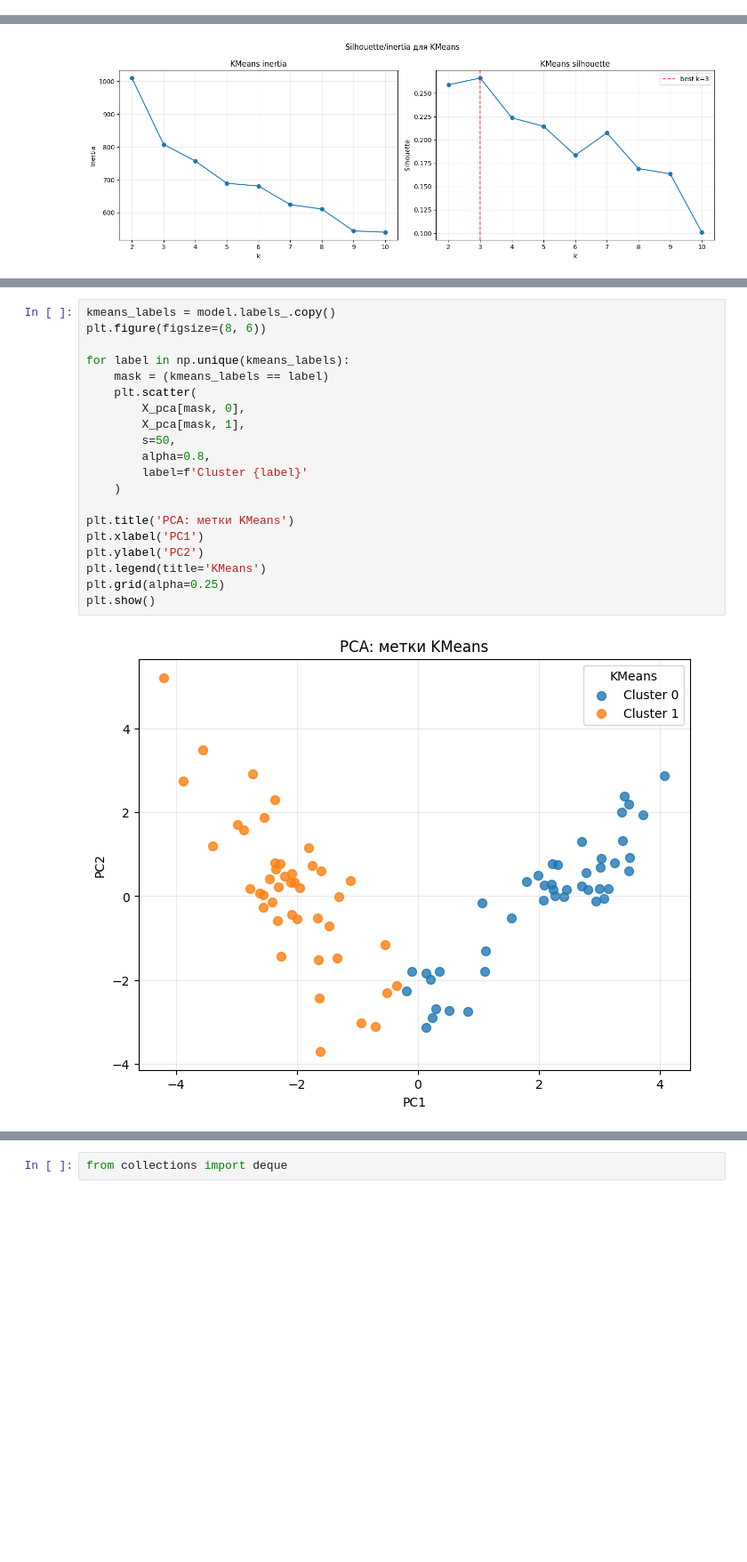
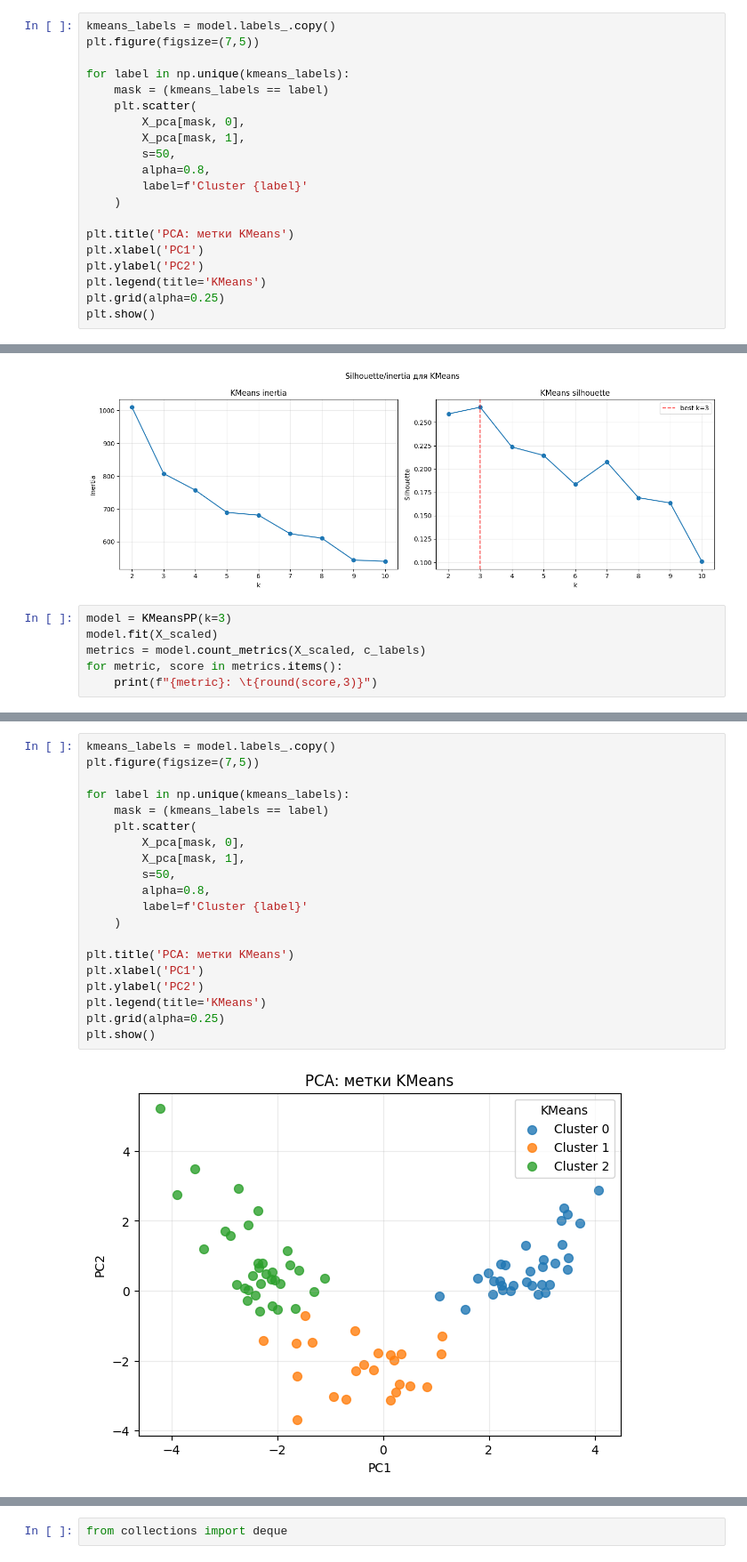
Before and after one commit to sidimekov/itmo-ml-fundamentals, a Jupyter notebook: lab2/lab2.ipynb, the cells around one changed output, grey strips where cells are left out. Shown at 89% size. Cells and saved outputs as stored; diff of their text form; blank space fills up the shorter version.

```diff
--- a/lab2/lab2.ipynb
+++ b/lab2/lab2.ipynb
@@ -506,3 +506,23 @@ silhouette:     0.259
 homogeneity:    1.0
 completeness:   1.0
 v1-score:       1.0
+# %%
+kmeans_labels = model.labels_.copy()
+plt.figure(figsize=(7,5))
+
+for label in np.unique(kmeans_labels):
+    mask = (kmeans_labels == label)
+    plt.scatter(
+        X_pca[mask, 0],
+        X_pca[mask, 1],
+        s=50,
+        alpha=0.8,
+        label=f'Cluster {label}'
+    )
+
+plt.title('PCA: метки KMeans')
+plt.xlabel('PC1')
+plt.ylabel('PC2')
+plt.legend(title='KMeans')
+plt.grid(alpha=0.25)
+plt.show()
@@ -540,3 +562,9 @@ plt.tight_layout()
 plt.show()
 # %% [output]
 [figure]
+# %%
+model = KMeansPP(k=3)
+model.fit(X_scaled)
+metrics = model.count_metrics(X_scaled, c_labels)
+for metric, score in metrics.items():
+    print(f"{metric}: \t{round(score,3)}")
@@ -543,22 +576,22 @@ plt.show()
 # %%
 kmeans_labels = model.labels_.copy()
-plt.figure(figsize=(8, 6))
+plt.figure(figsize=(7,5))
 
 for label in np.unique(kmeans_labels):
     mask = (kmeans_labels == label)
     plt.scatter(
         X_pca[mask, 0],
         X_pca[mask, 1],
         s=50,
         alpha=0.8,
         label=f'Cluster {label}'
     )
 
 plt.title('PCA: метки KMeans')
 plt.xlabel('PC1')
 plt.ylabel('PC2')
 plt.legend(title='KMeans')
 plt.grid(alpha=0.25)
 plt.show()
 # %% [output]
-[figure, old version]
+[figure, new version]
```
Also changed, not shown: parts of 7 cells of this notebook.
